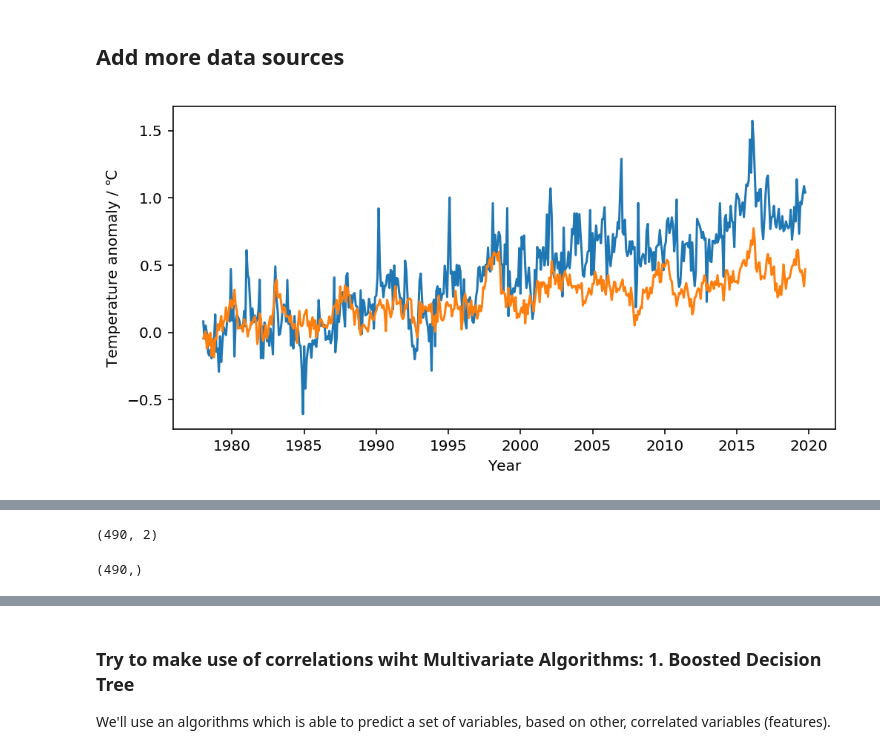
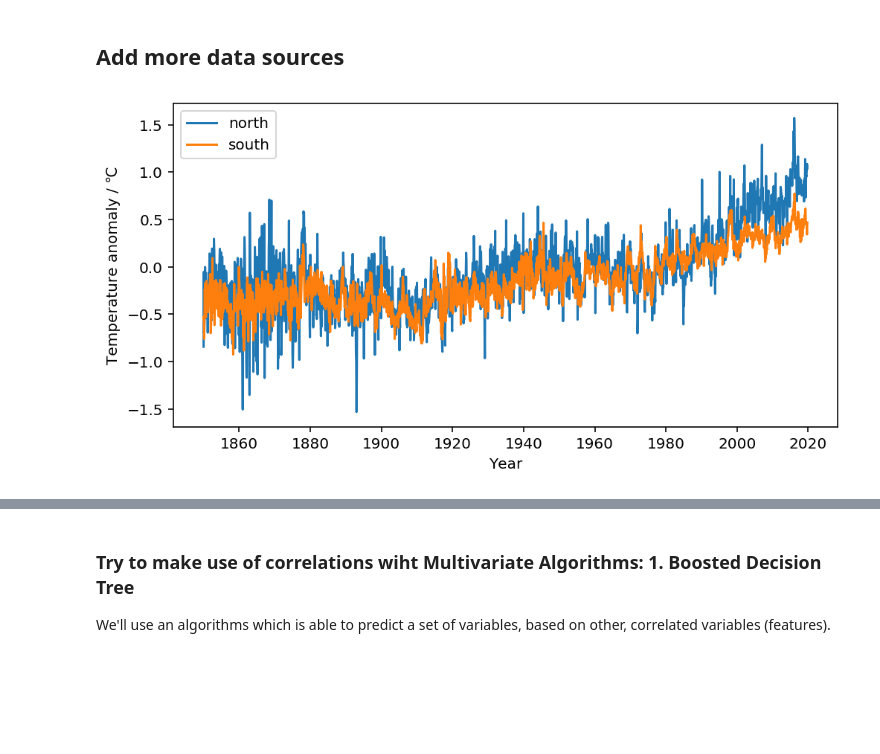
Before and after one commit to s4f-dortmund/open_data_notebooks, a Jupyter notebook: 2019-06-26_extent_analysis.ipynb, the cells around one changed output, grey strips where cells are left out. Drawn from its saved outputs; the diff is of its cells as text; code cells hidden in the pictures; blank space fills up the shorter version.

```diff
--- a/2019-06-26_extent_analysis.ipynb
+++ b/2019-06-26_extent_analysis.ipynb
@@ -55,6 +55,8 @@ dfs = read_icedata('data/2019-11-21/S_seaice_extent_daily_v3.0.csv')
 dfn = read_icedata('data/2019-11-21/N_seaice_extent_daily_v3.0.csv')
 
 df = dfs.join(dfn, lsuffix='_antarctic', rsuffix='_arctic', how='outer')
+# %%
+df['extent_total'] = df.extent_antarctic + df.extent_arctic
 # %%
 df.describe()
 # %% [output]
@@ -329,10 +315,9 @@ plot_critical_years(df, 2015, 2020, area='antarctic')
 ## Add more data sources
 # %%
 def read_temp_anomaly(path):
-    df = pd.read_table(path, sep='\s+', header=None,
-                       usecols=[0, 1, 10, 11],  # use date, data, and full-model 95% uncertainty intervals
-                       names=['date', 'data', 'lower', 'upper']
-                      )
+    df = pd.read_csv(path, sep='\s+', header=None,
+                     usecols=[0, 1, 10, 11],  # use date, data, and full-model 95% uncertainty intervals
+                      names=['date', 'data', 'lower', 'upper'])
     # Use date as index
     df.set_index(pd.to_datetime(df.date), inplace=True)
 
@@ -347,16 +332,17 @@ anom = anomn.join(anoms, lsuffix='_north', rsuffix='_south', how='outer')
 # %%
 plt.figure(figsize=(8, 4), dpi=144)
 
-sub = anom.loc['1978':'2020']
+sub = anom #.loc['1978':'2020']
 
 for lab in ['north', 'south']:
     plt.plot(sub.index, sub[f'data_{lab}'], label=lab)
 
 plt.xlabel('Year')
 plt.ylabel('Temperature anomaly / ℃')
+plt.legend(loc='best')
 plt.show()
 # %% [output]
-[figure, old version]
+[figure, new version]
 # %%
 plt.figure(figsize=(8, 4), dpi=144)
 
@@ -385,13 +371,5 @@ plt.xlabel('Year')
 plt.show()
 # %% [output]
 [figure]
-# %%
-df[['extent_arctic', 'extent_antarctic']].resample('m').mean().loc['1979-01-01':'2019-11-01'].shape
-# %% [output]
-(490, 2)
-# %%
-anom['data_north'].loc['1979-01-01':'2019-11-01'].shape
-# %% [output]
-(490,)
 # %%
 combined = pd.merge(
```
Also changed, not shown: parts of 35 cells of this notebook.
